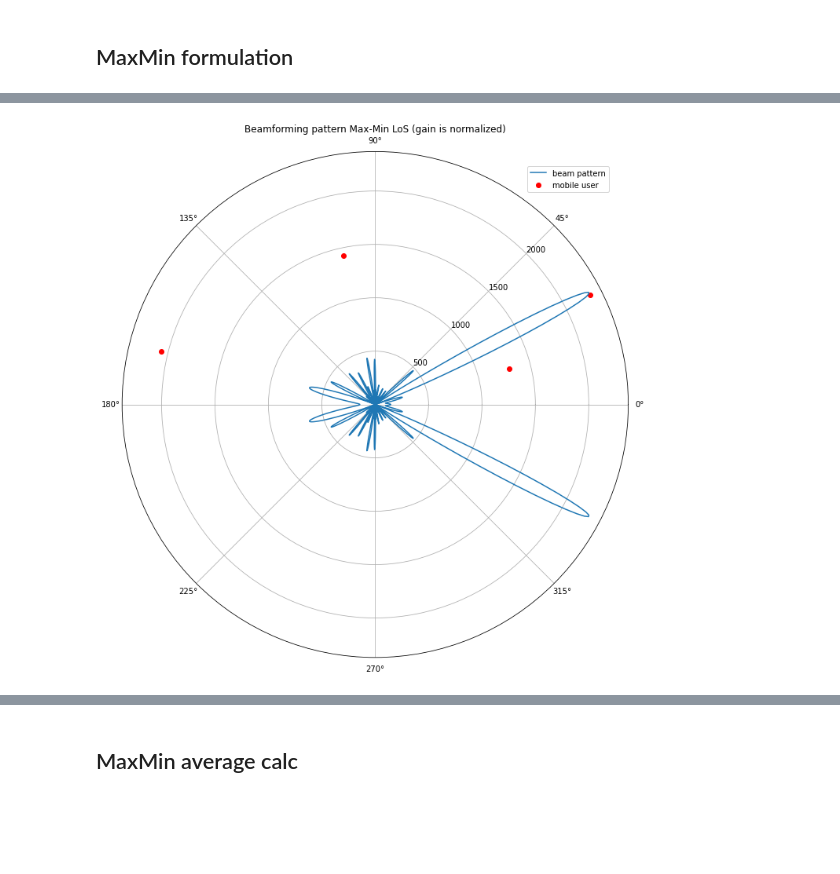
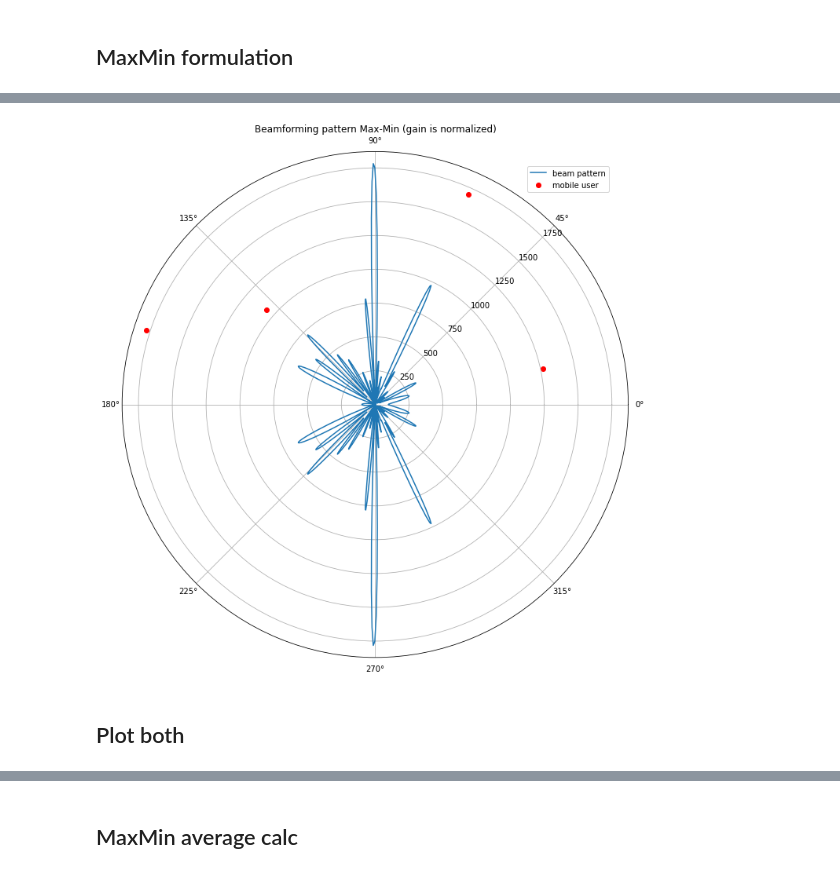
Before and after one commit to anvuongb/ece569_cvxopt_final, a Jupyter notebook: transmit_beamforming.ipynb, the cells around one changed output, grey strips where cells are left out. Cells and saved outputs as stored; diff of their text form; code cells hidden in the pictures; blank space fills up the shorter version.

```diff
--- a/transmit_beamforming.ipynb
+++ b/transmit_beamforming.ipynb
@@ -148,3 +146,7 @@ def get_min_scale_factor(w, h_list):
         s, _ = check_violation(w, h_list[i])
         scale_factor = np.max([scale_factor, s])
     return scale_factor
+
+def calc_norm2(w):
+    # return np.sqrt(np.abs(np.dot(np.conjugate(w).T, w))[0][0])
+    return np.linalg.norm(w)
@@ -151,6 +161,6 @@ def get_min_scale_factor(w, h_list):
 # %%
-N = 32 # number of transmit antennas
-M = 4 # number of mobile users
+N = 4 # number of transmit antennas
+M = 8 # number of mobile users
 # P = 1 # transmit power
 
 lambda_ = 0.375 # carrier wavelength
@@ -218,10 +230,10 @@ for i in range(1000):
     w_randC *= scale_factor_randC
 
     w_l = [w_SVD, w_randA, w_randB, w_randC]
-    norm_l = [np.linalg.norm(w_SVD)**2, np.linalg.norm(w_randA)**2, np.linalg.norm(w_randB)**2, np.linalg.norm(w_randC)**2]
+    norm_l = [calc_norm2(w_SVD), calc_norm2(w_randA), calc_norm2(w_randB), calc_norm2(w_randC)]
 
     w_min = w_l[np.argmin(norm_l)]
-    ubpb.append(np.linalg.norm(w_min)**2/opt)
+    ubpb.append(calc_norm2(w_min)/opt)
 
 print("MC 1000 upper bound power boost (dB) = ", np.min(ubpb), "mean = ", np.mean(ubpb), "std = ", np.std(ubpb))
 
@@ -244,10 +256,10 @@ for i in range(30*N*M):
     w_randC *= scale_factor_randC
 
     w_l = [w_SVD, w_randA, w_randB, w_randC]
-    norm_l = [np.linalg.norm(w_SVD)**2, np.linalg.norm(w_randA)**2, np.linalg.norm(w_randB)**2, np.linalg.norm(w_randC)**2]
+    norm_l = [calc_norm2(w_SVD), calc_norm2(w_randA), calc_norm2(w_randB), calc_norm2(w_randC)]
 
     w_min = w_l[np.argmin(norm_l)]
-    ubpb.append(np.linalg.norm(w_min)**2/opt)
+    ubpb.append(calc_norm2(w_min)/opt)
 
     if ubpb[-1] < ubpb_best:
         w_best = w_min
@@ -307,7 +423,7 @@ w_SVD   = recover_w_SVD(W_opt)
 scale_factor_SVD = get_min_scale_factor(w_SVD, H_array_norm_QoS)
 w_SVD *= scale_factor_SVD
 ubpb_SVD = np.linalg.norm(w_SVD)**2/opt
-print("SVD upper bound power boost (dB) = ", ubpb_SVD)
+print("SVD upper bound power boost = ", ubpb_SVD)
 ubpb = []
 
 for i in range(1000):
@@ -325,12 +441,12 @@ for i in range(1000):
     w_randC *= scale_factor_randC
 
     w_l = [w_SVD, w_randA, w_randB, w_randC]
-    norm_l = [np.linalg.norm(w_SVD)**2, np.linalg.norm(w_randA)**2, np.linalg.norm(w_randB)**2, np.linalg.norm(w_randC)**2]
+    norm_l = [calc_norm2(w_SVD)**2, calc_norm2(w_randA)**2, calc_norm2(w_randB)**2, calc_norm2(w_randC)**2]
 
     w_min = w_l[np.argmin(norm_l)]
-    ubpb.append(np.linalg.norm(w_min)**2/opt)
+    ubpb.append(calc_norm2(w_min)**2/opt)
 
-print("MC 1000 upper bound power boost (dB) = ", np.min(ubpb), "mean = ", np.mean(ubpb), "std = ", np.std(ubpb))
+print("MC 1000 upper bound power boost = ", np.min(ubpb), "mean = ", np.mean(ubpb), "std = ", np.std(ubpb))
 
 w_best = None
 ubpb_best = np.inf
@@ -351,14 +467,14 @@ for i in range(30*N*M):
     w_randC *= scale_factor_randC
 
     w_l = [w_SVD, w_randA, w_randB, w_randC]
-    norm_l = [np.linalg.norm(w_SVD)**2, np.linalg.norm(w_randA)**2, np.linalg.norm(w_randB)**2, np.linalg.norm(w_randC)**2]
+    norm_l = [calc_norm2(w_SVD)**2, calc_norm2(w_randA)**2, calc_norm2(w_randB)**2, calc_norm2(w_randC)**2]
 
     w_min = w_l[np.argmin(norm_l)]
-    ubpb.append(np.linalg.norm(w_min)**2/opt)
+    ubpb.append(calc_norm2(w_min)**2/opt)
 
     if ubpb[-1] < ubpb_best:
         w_best = w_min
         ubpb_best = ubpb[-1]
 w_best_qos = w_best
-print("MC 30*N*M=", 30*N*M, "upper bound power (dB) boost = ", np.min(ubpb), "mean = ", np.mean(ubpb), "std = ", np.std(ubpb))
+print("MC 30*N*M=", 30*N*M, "upper bound power boost = ", np.min(ubpb), "mean = ", np.mean(ubpb), "std = ", np.std(ubpb))
 # %% [output]
@@ -473,22 +558,24 @@ MC 30*N*M= 3840 upper bound power boost (dB) =  27.83327820188929 mean =  28.546
 # %%
 w = w_best_maxmin.ravel()
 # Calculate gain and directive gain; plot on a polar chart.
 phi, g = gain(w)
 DdBi = get_directive_gain(g)
 
 fig = plt.figure(figsize=(10,10))
 ax = fig.add_subplot(projection='polar', label="meters")
 ax.plot(phi, g*np.max(distances)/np.max(g), label="beam pattern")
 # ax.plot(phi, np.log(g)*np.max(distances)/np.log(np.max(g)), label="beam pattern")
 ax.scatter(angles, distances, color="red", label="mobile user")
 # ax.set_rticks([0, 50, 100, 200, 250])
 ax.set_rlabel_position(45)
-plt.title("Beamforming pattern Max-Min LoS (gain is normalized)")
+plt.title("Beamforming pattern Max-Min (gain is normalized)")
 plt.legend()
 ax.legend(loc=(0.8,0.92))
 plt.tight_layout()
 plt.show()
 # %% [output]
-[figure, old version]
+[figure, new version]
 # %%
 # fig.savefig("fig4_maxmin_4user_32an.png")
+# %% [markdown]
+## Plot both
```
Also changed, not shown: parts of 35 cells of this notebook, 6 other files.
